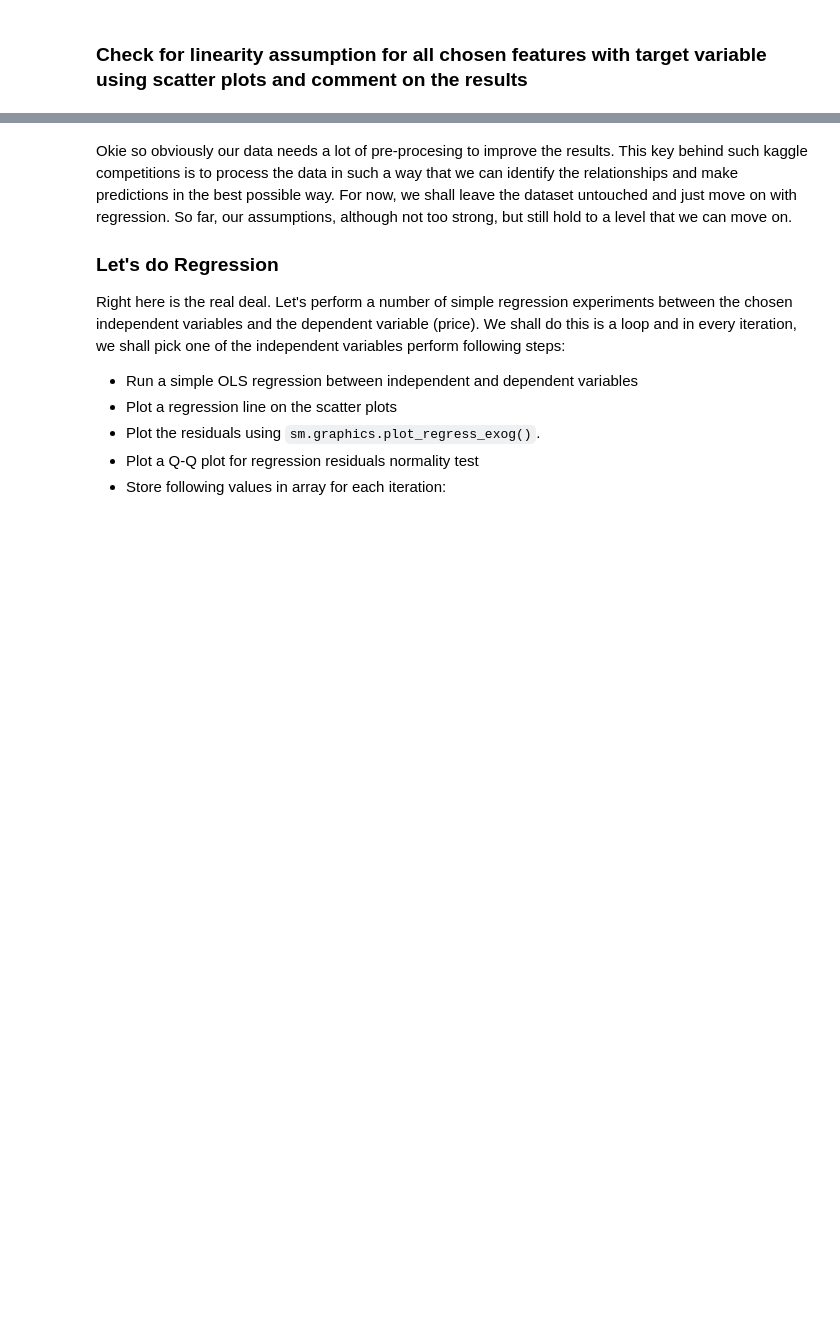
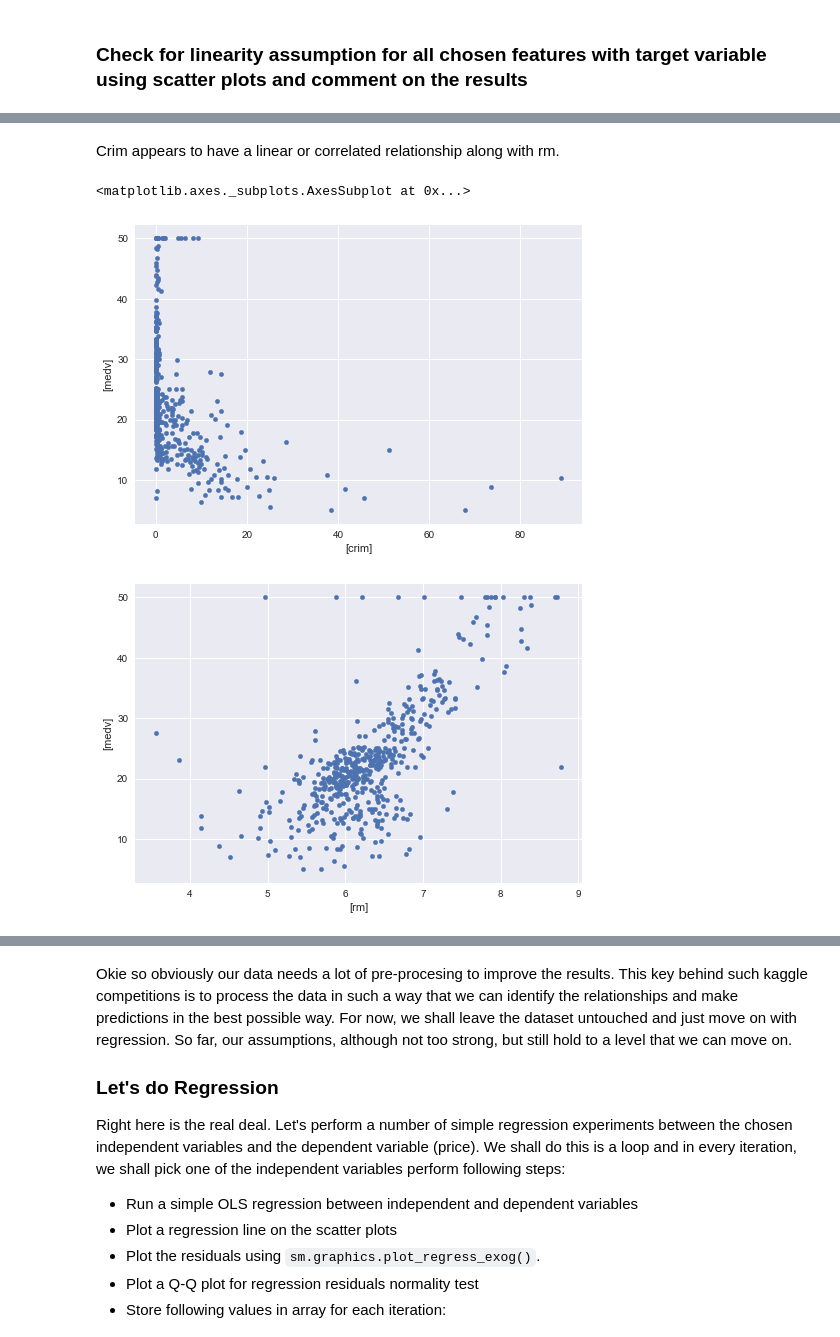
Before and after one commit to Patrickbfuller/dsc-01-10-16-regression-EOD-Lab, a Jupyter notebook: index.ipynb, the cells around one changed output, grey strips where cells are left out. Drawn from its saved outputs; the diff is of its cells as text; code cells hidden in the pictures; blank space fills up the shorter version.

```diff
--- a/index.ipynb
+++ b/index.ipynb
@@ -115,0 +116,9 @@ Based on this , we shall choose a selection of features which appear to be more
+# %% [markdown]
+Crim appears to have a linear or correlated relationship along with rm.
+# %%
+data.plot.scatter(['crim'], ['medv'])
+data.plot.scatter(['rm'], ['medv'])
+# %% [output]
+<matplotlib.axes._subplots.AxesSubplot at 0x...>
+[figure, added]
+[figure, added]
```
Also changed, not shown: parts of 10 cells of this notebook.
